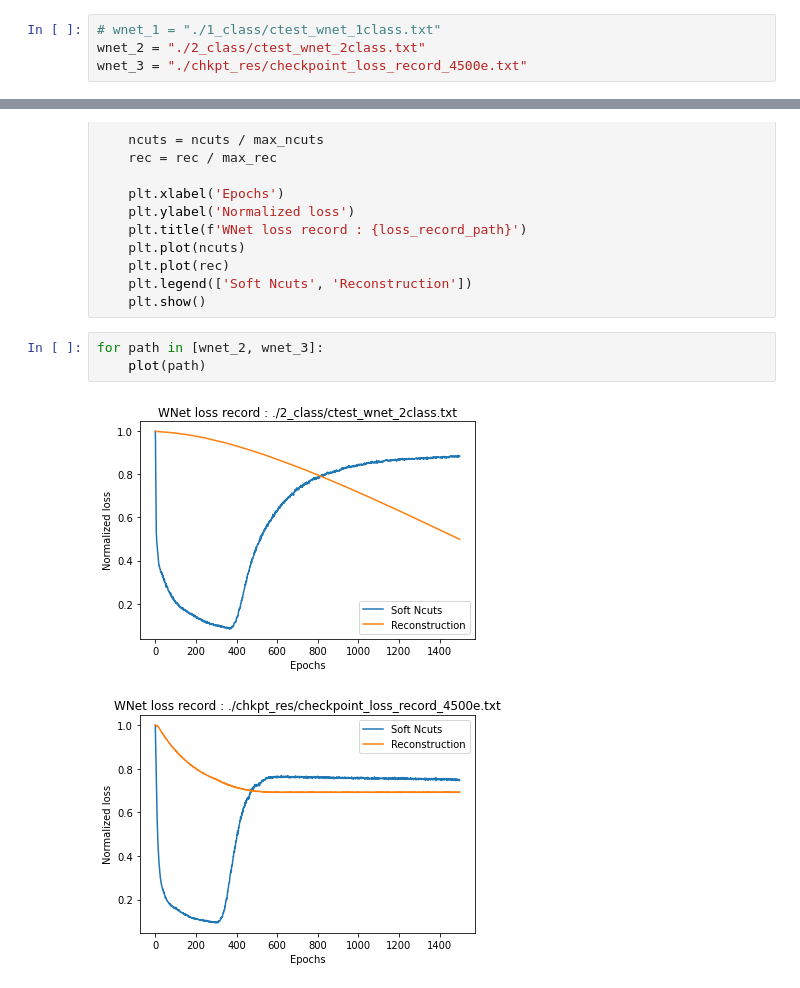
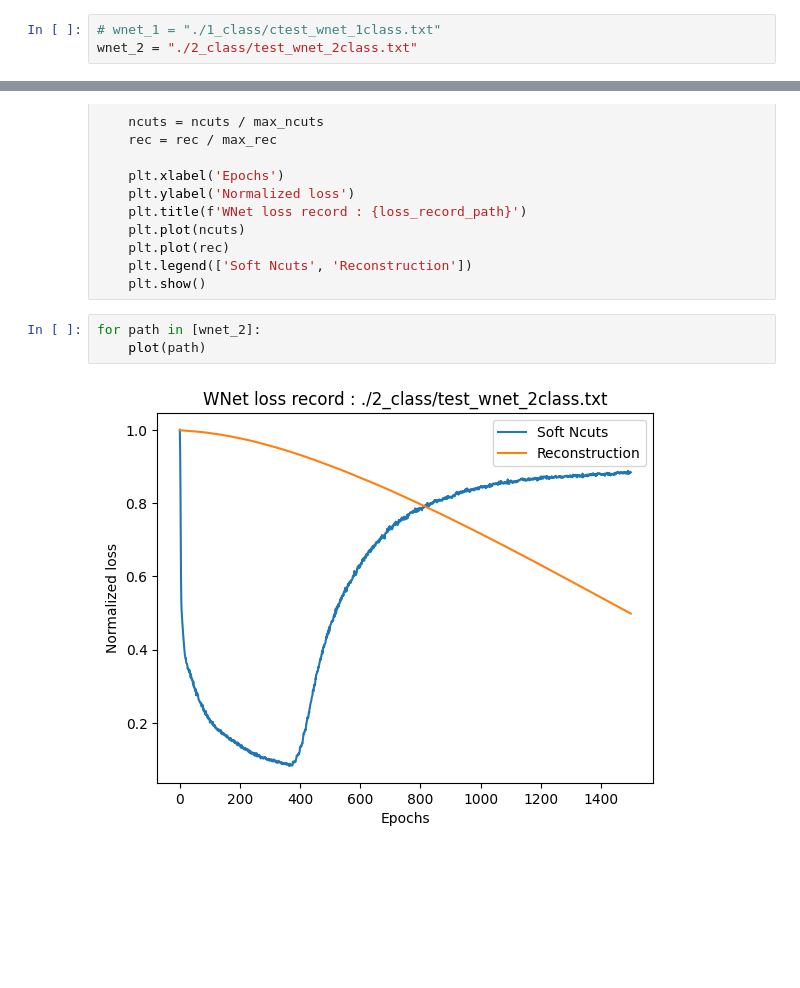
Before and after one commit to C-Achard/ml-project-2-cellseg, a Jupyter notebook: models/wnet/plot_loss.ipynb, the cells around one changed output, grey strips where cells are left out. Saved outputs shown, nothing was run; the diff lists cells and outputs as text; blank space fills up the shorter version.

```diff
--- a/models/wnet/plot_loss.ipynb
+++ b/models/wnet/plot_loss.ipynb
@@ -4,8 +4,7 @@ import numpy as np
 import matplotlib.pyplot as plt
 # %%
 # wnet_1 = "./1_class/ctest_wnet_1class.txt"
-wnet_2 = "./2_class/ctest_wnet_2class.txt"
-wnet_3 = "./chkpt_res/checkpoint_loss_record_4500e.txt"
+wnet_2 = "./2_class/test_wnet_2class.txt"
 # %%
 def plot(loss_record_path):
     with open(loss_record_path, 'rb') as f:
@@ -24,8 +23,7 @@ def plot(loss_record_path):
     plt.legend(['Soft Ncuts', 'Reconstruction'])
     plt.show()
 # %%
-for path in [wnet_2, wnet_3]:
+for path in [wnet_2]:
     plot(path)
 # %% [output]
-[figure, old version]
+[figure, new version]
-[figure, removed]
```
Also changed, not shown: 4 other files.
